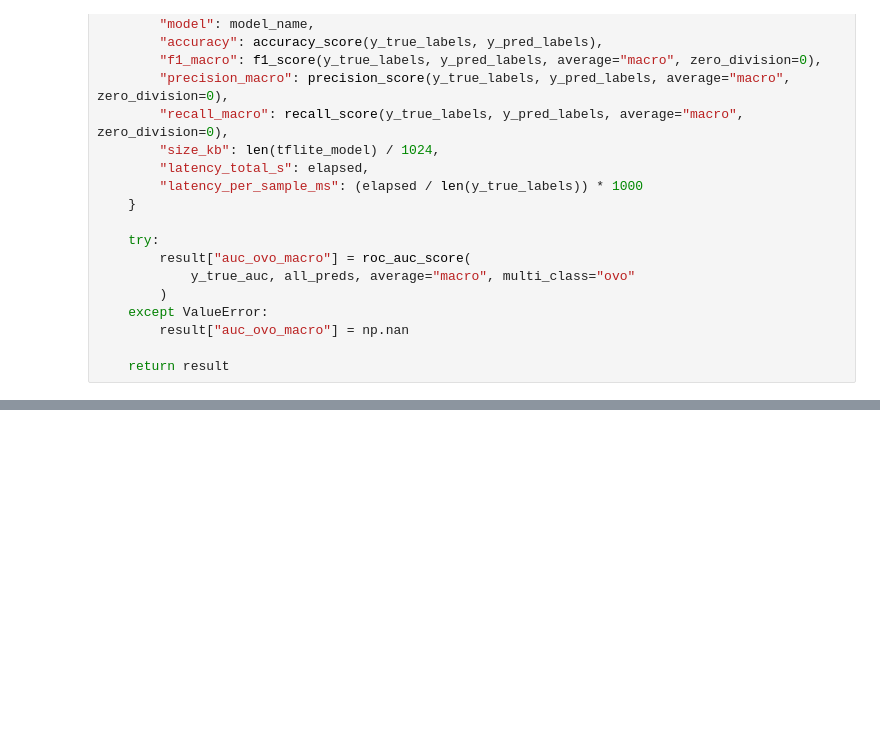
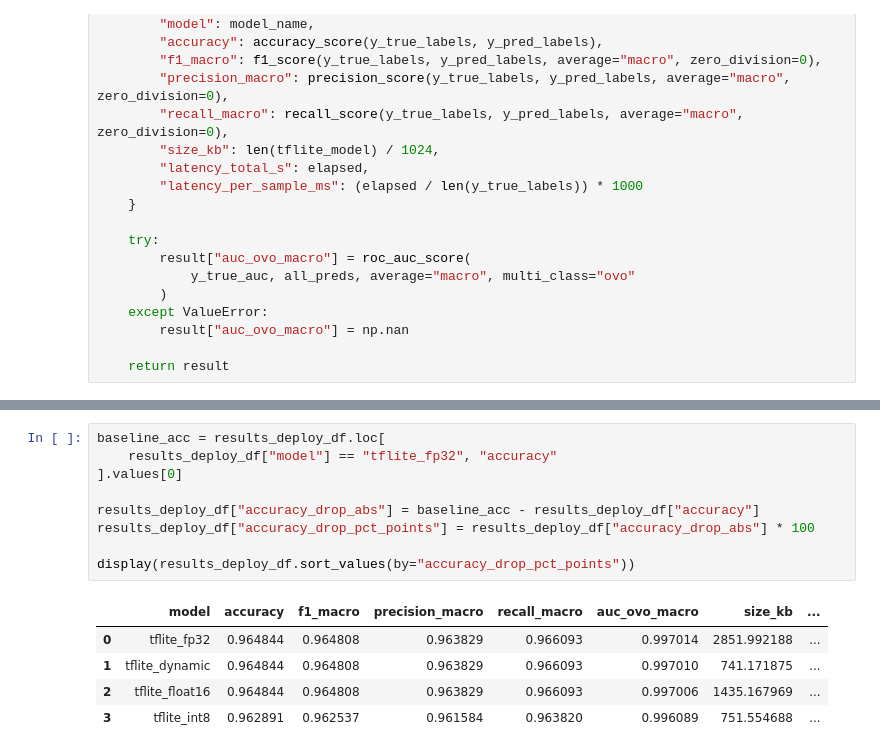
Before and after one commit to jonathancagua/audio, a Jupyter notebook: audio_cuanti.ipynb, the cells around one changed output, grey strips where cells are left out. Cells and saved outputs as stored; diff of their text form; blank space fills up the shorter version.

```diff
--- a/audio_cuanti.ipynb
+++ b/audio_cuanti.ipynb
@@ -751,0 +973,15 @@ Captures:
+# %%
+baseline_acc = results_deploy_df.loc[
+    results_deploy_df["model"] == "tflite_fp32", "accuracy"
+].values[0]
+
+results_deploy_df["accuracy_drop_abs"] = baseline_acc - results_deploy_df["accuracy"]
+results_deploy_df["accuracy_drop_pct_points"] = results_deploy_df["accuracy_drop_abs"] * 100
+
+display(results_deploy_df.sort_values(by="accuracy_drop_pct_points"))
+# %% [output]
+|  | model | accuracy | f1_macro | precision_macro | recall_macro | auc_ovo_macro | size_kb | ... |
+| 0 | tflite_fp32 | 0.964844 | 0.964808 | 0.963829 | 0.966093 | 0.997014 | 2851.992188 | ... |
+| 1 | tflite_dynamic | 0.964844 | 0.964808 | 0.963829 | 0.966093 | 0.997010 | 741.171875 | ... |
+| 2 | tflite_float16 | 0.964844 | 0.964808 | 0.963829 | 0.966093 | 0.997006 | 1435.167969 | ... |
+| 3 | tflite_int8 | 0.962891 | 0.962537 | 0.961584 | 0.963820 | 0.996089 | 751.554688 | ... |
```
Also changed, not shown: parts of 20 cells of this notebook.
